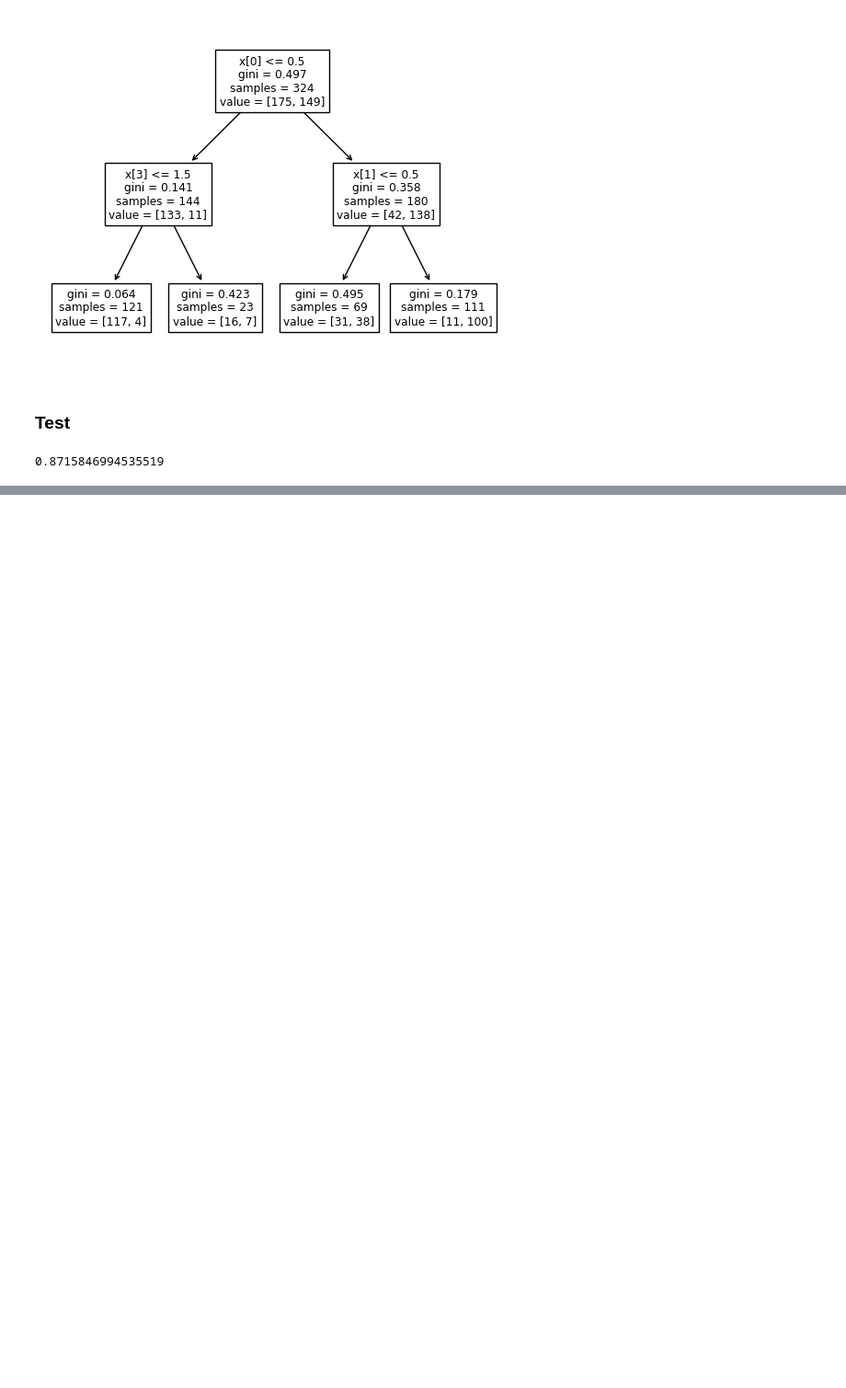
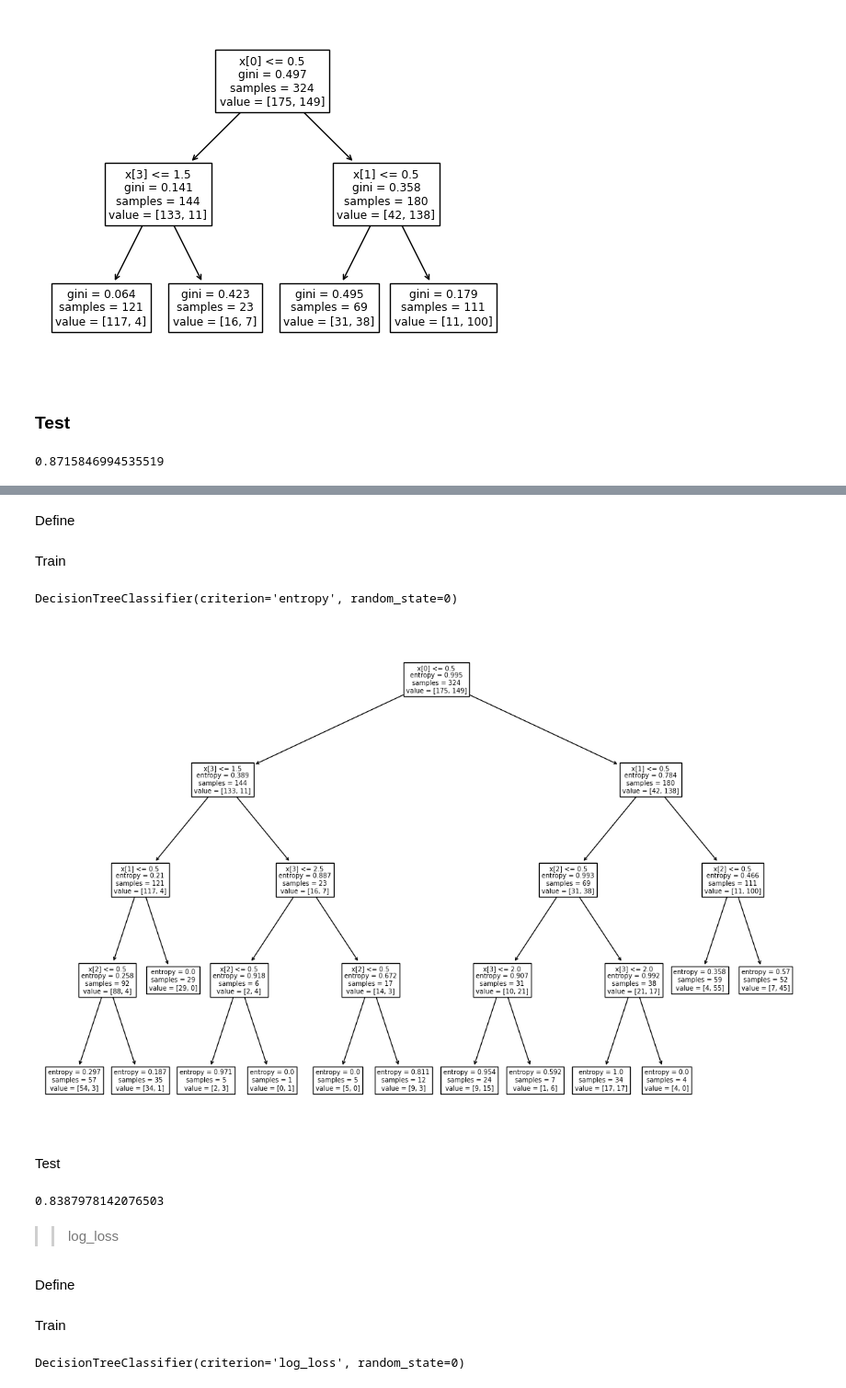
Before and after one commit to ChonChanokAng/BSC_DPDM23, a Jupyter notebook: Classification.ipynb, the cells around one changed output, grey strips where cells are left out. Shown: that part at 92% size. Cells and saved outputs as stored; diff of their text form; code cells hidden in the pictures; blank space fills up the shorter version.

```diff
--- a/Classification.ipynb
+++ b/Classification.ipynb
@@ -258,0 +290,17 @@ accuracy_score(y_test, y_predict2)
+# %% [markdown]
+ Define
+# %%
+Dtree_entropy = DecisionTreeClassifier(random_state=0, criterion='entropy')
+# %% [markdown]
+ Train
+# %%
+Dtree_entropy.fit(X_train,y_train)
+# %% [output]
+DecisionTreeClassifier(criterion='entropy', random_state=0)
+# %%
+_, ax = plt.subplots(figsize=(15,10))
+tree.plot_tree(Dtree_entropy, ax= ax);
+# %% [output]
+[figure, added]
+# %% [markdown]
+ Test
@@ -258,0 +309,9 @@ accuracy_score(y_test, y_predict2)
+# %%
+data1_score = accuracy_score(y_test, y_predict_entropy)
+data1_score
+# %% [output]
+0.8387978142076503
+# %% [markdown]
+>> log_loss
+# %% [markdown]
+ Define
@@ -258,0 +320,6 @@ accuracy_score(y_test, y_predict2)
+# %% [markdown]
+Train
+# %%
+Dtree_log_loss.fit(X_train,y_train)
+# %% [output]
+DecisionTreeClassifier(criterion='log_loss', random_state=0)
```
Also changed, not shown: parts of 44 cells of this notebook.
